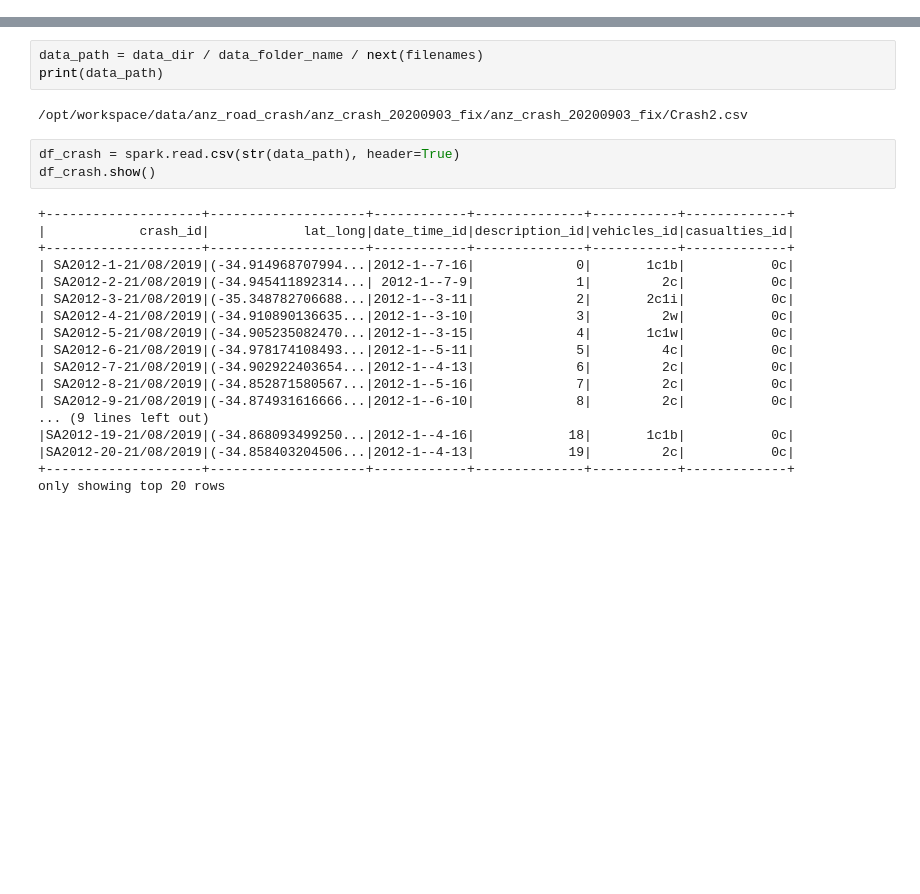
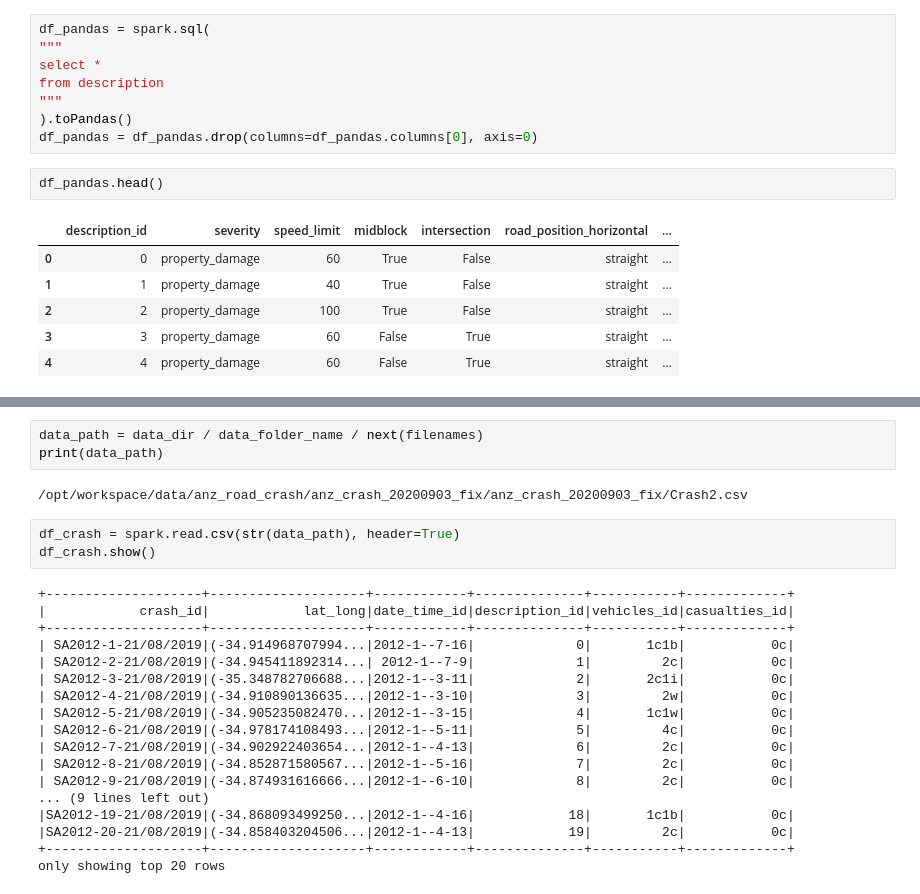
Before and after one commit to vuvuzella/de_zoomcamp_2023, a Jupyter notebook: week_7/notebooks/explore_anz_crash_data.ipynb, the cells around one changed output, grey strips where cells are left out. Saved outputs shown, nothing was run; the diff lists cells and outputs as text; blank space fills up the shorter version.

```diff
--- a/week_7/notebooks/explore_anz_crash_data.ipynb
+++ b/week_7/notebooks/explore_anz_crash_data.ipynb
@@ -38,0 +76,17 @@ print(data_path)
+# %%
+df_pandas = spark.sql(
+"""
+select *
+from description
+"""
+).toPandas()
+df_pandas = df_pandas.drop(columns=df_pandas.columns[0], axis=0)
+# %%
+df_pandas.head()
+# %% [output]
+|  | description_id | severity | speed_limit | midblock | intersection | road_position_horizontal | ... |
+| 0 | 0 | property_damage | 60 | True | False | straight | ... |
+| 1 | 1 | property_damage | 40 | True | False | straight | ... |
+| 2 | 2 | property_damage | 100 | True | False | straight | ... |
+| 3 | 3 | property_damage | 60 | False | True | straight | ... |
+| 4 | 4 | property_damage | 60 | False | True | straight | ... |
```
Also changed, not shown: parts of 19 cells of this notebook, 3 other files.
